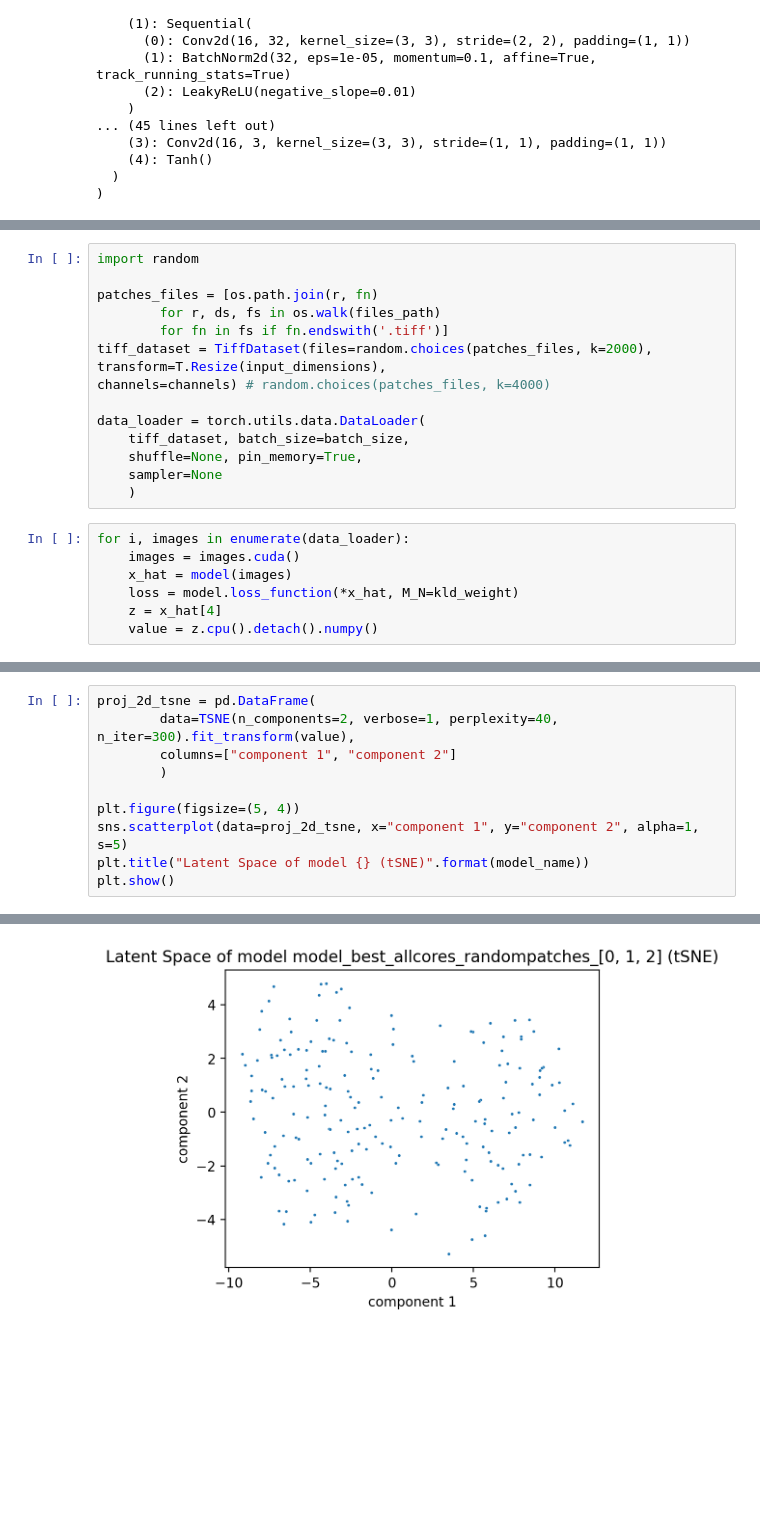
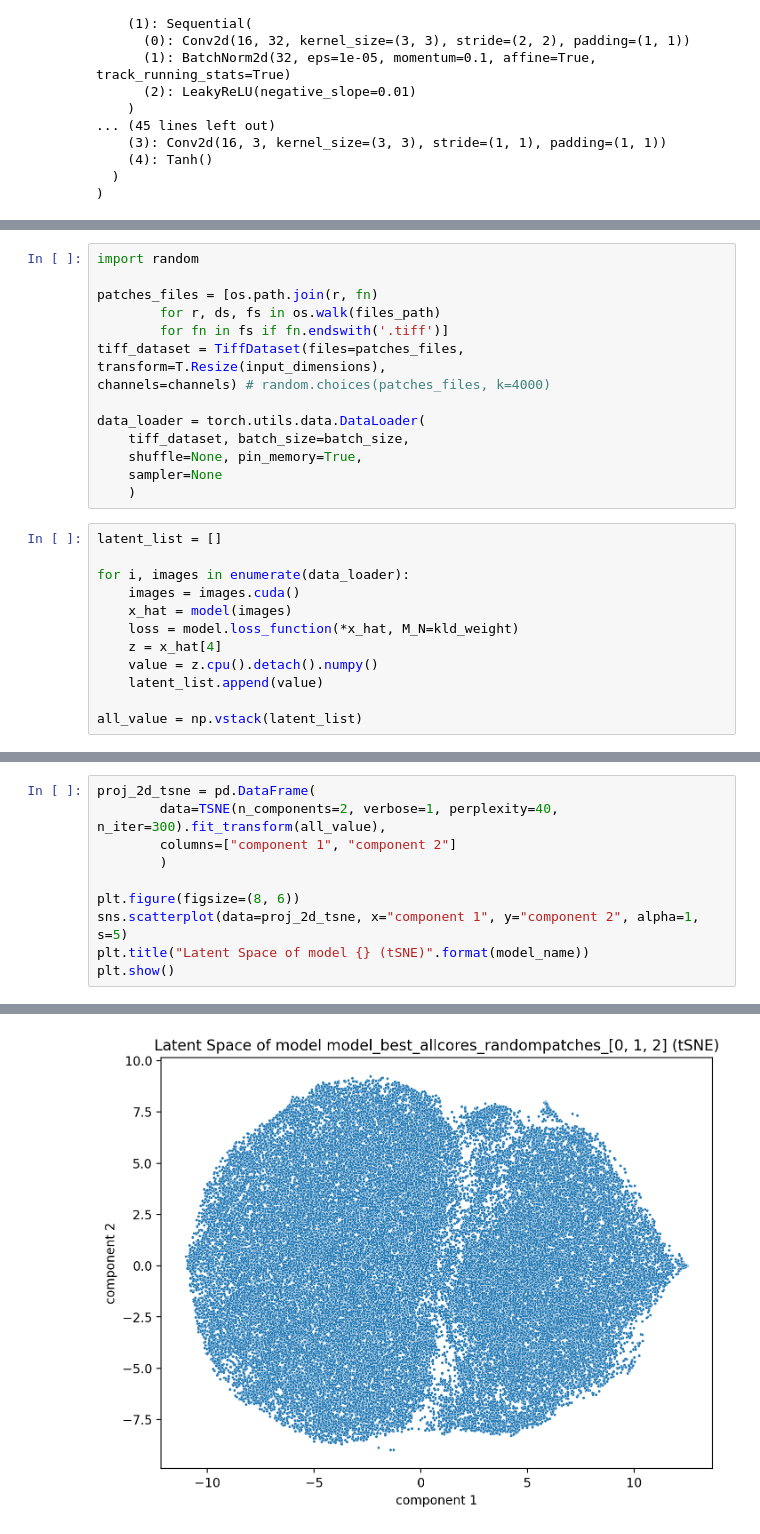
Before and after one commit to farkkilab/pixel_ai, a Jupyter notebook: notebooks/test_get_vanilla_vae_latent_space.ipynb, the cells around one changed output, grey strips where cells are left out. Drawn from its saved outputs; the diff is of its cells as text; blank space fills up the shorter version.

```diff
--- a/notebooks/test_get_vanilla_vae_latent_space.ipynb
+++ b/notebooks/test_get_vanilla_vae_latent_space.ipynb
@@ -74,7 +78,7 @@ import random
 patches_files = [os.path.join(r, fn)
         for r, ds, fs in os.walk(files_path)
         for fn in fs if fn.endswith('.tiff')]
-tiff_dataset = TiffDataset(files=random.choices(patches_files, k=2000),
+tiff_dataset = TiffDataset(files=patches_files,
 transform=T.Resize(input_dimensions),
 channels=channels) # random.choices(patches_files, k=4000)
 
@@ -84,9 +88,14 @@ data_loader = torch.utils.data.DataLoader(
     sampler=None
     )
 # %%
+latent_list = []
+
 for i, images in enumerate(data_loader):
     images = images.cuda()
     x_hat = model(images)
     loss = model.loss_function(*x_hat, M_N=kld_weight)
     z = x_hat[4]
     value = z.cpu().detach().numpy()
+    latent_list.append(value)
+
+all_value = np.vstack(latent_list)
@@ -113,10 +185,10 @@ plt.show()
 # %%
 proj_2d_tsne = pd.DataFrame(
-        data=TSNE(n_components=2, verbose=1, perplexity=40, n_iter=300).fit_transform(value),
+        data=TSNE(n_components=2, verbose=1, perplexity=40, n_iter=300).fit_transform(all_value),
         columns=["component 1", "component 2"]
         )
 
-plt.figure(figsize=(5, 4))
+plt.figure(figsize=(8, 6))
 sns.scatterplot(data=proj_2d_tsne, x="component 1", y="component 2", alpha=1, s=5)
 plt.title("Latent Space of model {} (tSNE)".format(model_name))
 plt.show()
@@ -131 +213 @@ plt.show()
-[figure, old version]
+[figure, new version]
```
Also changed, not shown: parts of 14 cells of this notebook.
